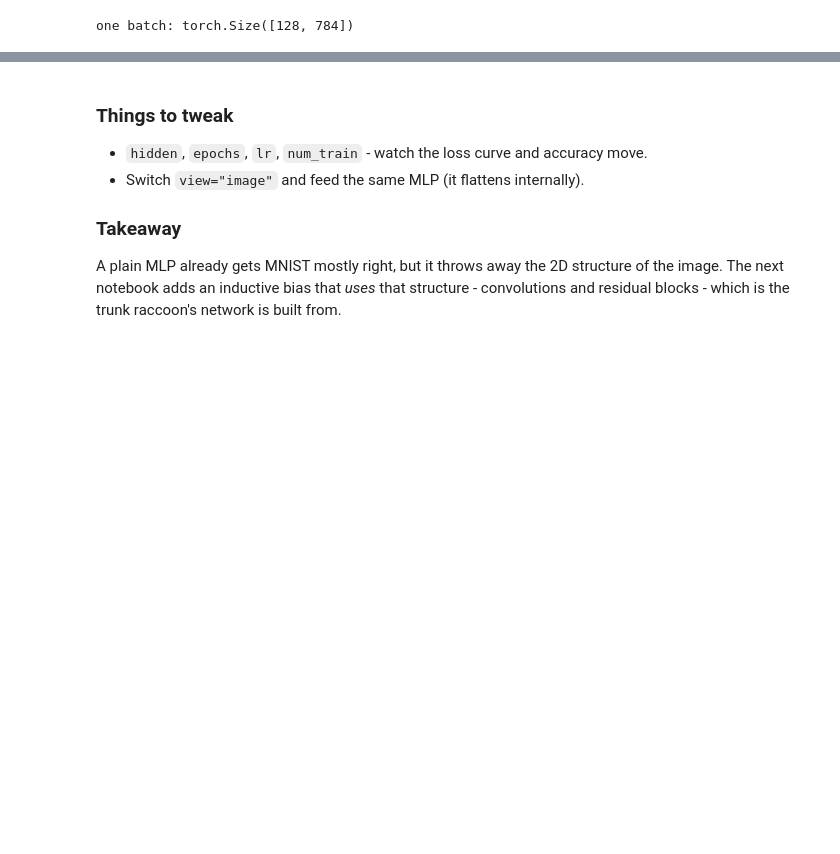
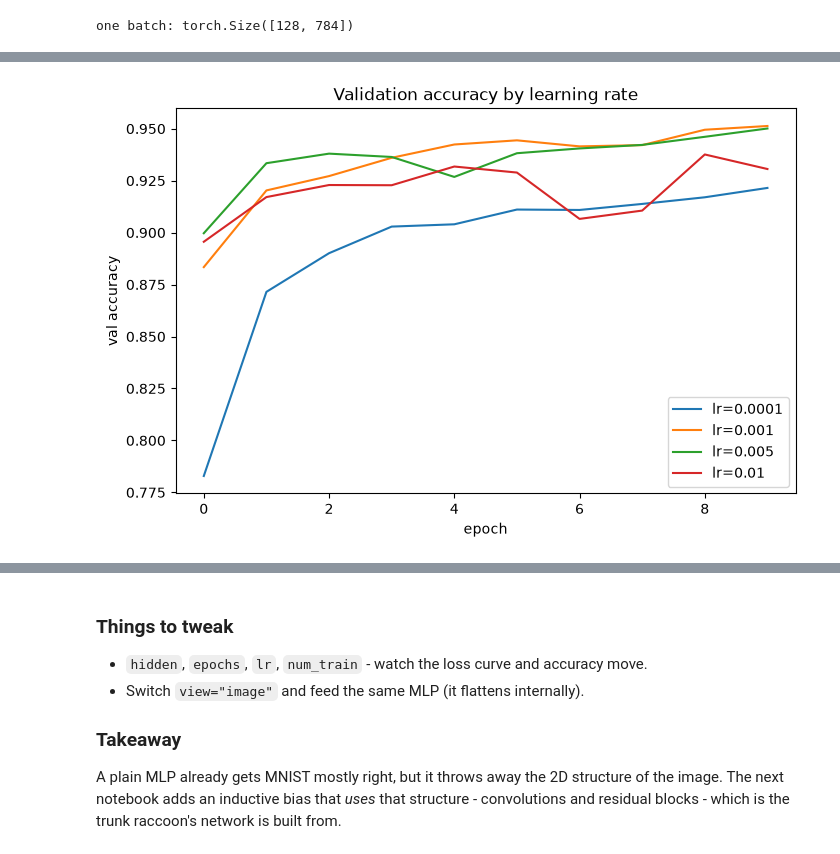
Before and after one commit to lassehjorthmadsen/alpha-zero-learning, a Jupyter notebook: notebooks/A1_pytorch_refresher.ipynb, the cells around one changed output, grey strips where cells are left out. Drawn from its saved outputs; the diff is of its cells as text; code cells hidden in the pictures; blank space fills up the shorter version.

```diff
--- a/notebooks/A1_pytorch_refresher.ipynb
+++ b/notebooks/A1_pytorch_refresher.ipynb
@@ -48,0 +88,19 @@ final test accuracy: 0.9354
+# %%
+learning_rates = [1e-4, 1e-3, 5e-3, 1e-2]
+lr_histories = {}
+
+for lr in learning_rates:
+    torch.manual_seed(0)
+    m = MLP(in_features=784, hidden=256, num_classes=10)
+    lr_histories[lr] = fit(m, train_loader, test_loader, epochs=10, lr=lr, verbose=False)
+
+plt.figure(figsize=(8, 5))
+for lr, h in lr_histories.items():
+    plt.plot(h["val_acc"], label=f"lr={lr}")
+plt.xlabel("epoch")
+plt.ylabel("val accuracy")
+plt.title("Validation accuracy by learning rate")
+plt.legend()
+plt.show()
+# %% [output]
+[figure, added]
```
Also changed, not shown: parts of 8 cells of this notebook, 1 other file.
